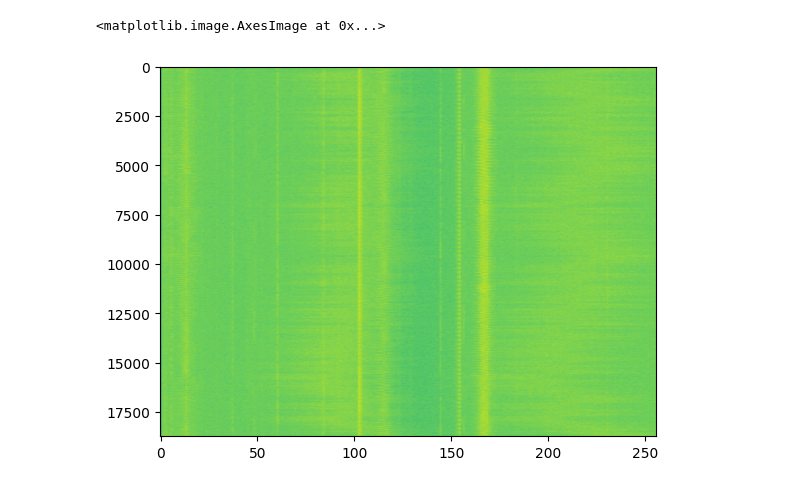
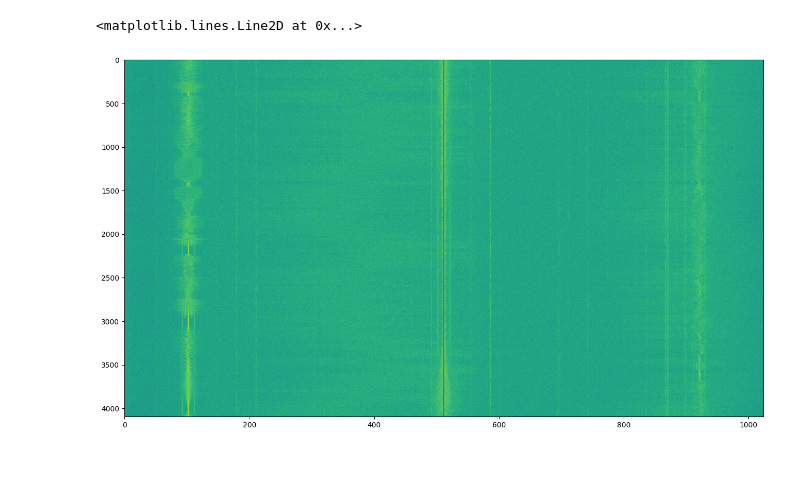
Before and after one commit to VU3VWB/rtlsdr_codes, a Jupyter notebook: sdr_correlator/Read_binarydata.ipynb, the cells around one changed output. Saved outputs shown, nothing was run; the diff lists cells and outputs as text; code cells hidden in the pictures.

Commit message:
Fix the spectrogram code

```diff
--- a/sdr_correlator/Read_binarydata.ipynb
+++ b/sdr_correlator/Read_binarydata.ipynb
@@ -23,9 +23,16 @@ Centre frequency was 100000000
 Sampling rate was 2000000
 Buffer size was 8388608
-# %%
-f, t, Sxx = signal.spectrogram(bindata_complex, return_onesided=False)
-plt.figure()
-plt.imshow(np.log(Sxx).T, aspect='auto')
-# %% [output]
-<matplotlib.image.AxesImage at 0x...>
-[figure, removed]
+# %%
+NFFT = 1024
+Nsteps = int(bufsize/(2*NFFT))
+wfall = np.zeros([NFFT, Nsteps], dtype=np.complex128)
+
+for i in range(Nsteps):
+    wfall[:,i] = np.fft.fftshift(np.fft.fft(bindata_complex[(i*NFFT): (i+1)*NFFT], NFFT))
+
+plt.figure(figsize=(16,9))
+plt.imshow(np.log(np.abs(wfall)).T, aspect='auto')
+plt.axvline(NFFT/2)
+# %% [output]
+<matplotlib.lines.Line2D at 0x...>
+[figure, added]
```
Also changed, not shown: parts of 1 cell of this notebook, 1 other file.
